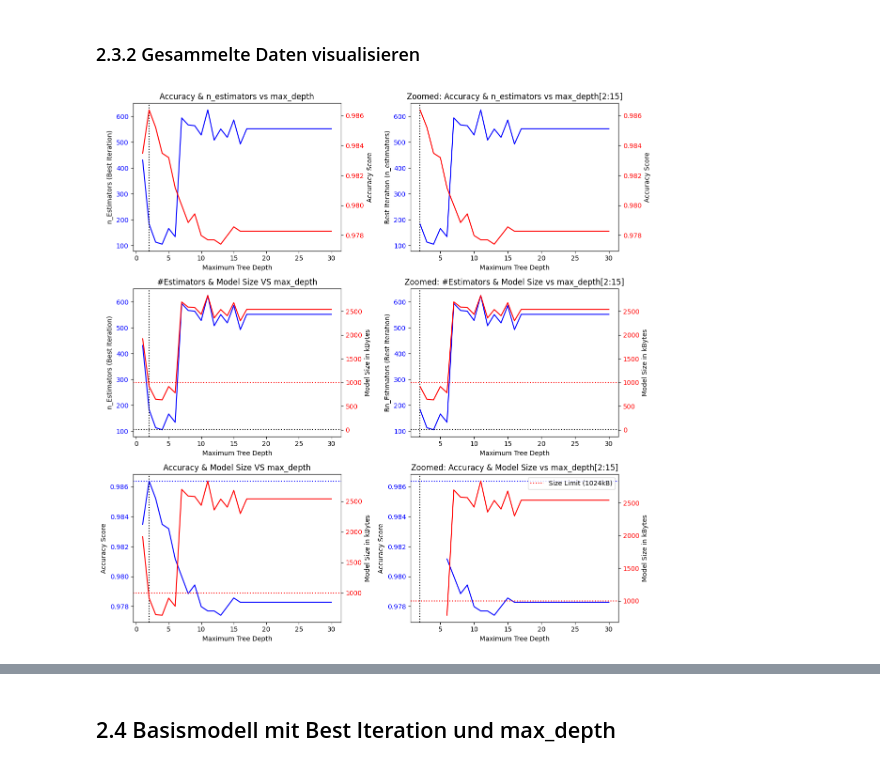
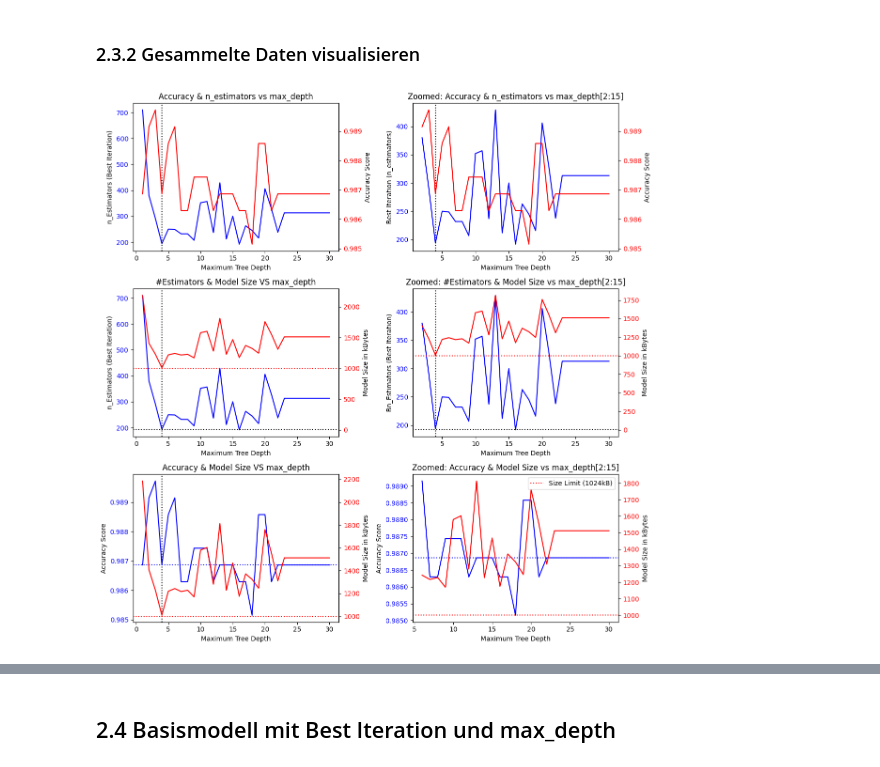
Before and after one commit to iTzOutmind/arduino-xgboost, a Jupyter notebook: basemodell_harus.ipynb, the cells around one changed output, grey strips where cells are left out. Cells and saved outputs as stored; diff of their text form; code cells hidden in the pictures.

Commit message:
Fixed data-splitting-ratio | Changed early stopping round from 50 and 100 -> 10

```diff
--- a/basemodell_harus.ipynb
+++ b/basemodell_harus.ipynb
@@ -33,7 +33,7 @@ xtrain, xvaltest, ytrain, yvaltest = train_test_split(
     xdata,
     ydata,
     random_state=0,
-    train_size=0.33,
+    train_size=0.66,
     stratify=ydata                                  # Preserve label imbalance across train- and test datasets
 )
 
@@ -401,10 +336,10 @@ jsonSizeList = []
 maximum = 30
 
 for i in range(1,maximum+1):
-    clf_iter = XGBClassifier(objective = "binary:logistic",
+    clf_iter = XGBClassifier(objective = "multi:softmax",
                             tree_method = 'exact',
                             n_estimators = 100000,
-                            early_stopping_rounds = 50,
+                            early_stopping_rounds = 10,
                             max_depth = i
                             )
 
@@ -416,7 +351,7 @@ for i in range(1,maximum+1):
     bestIter_local = clf_iter.best_iteration
     acc_local = skm.accuracy_score(ytest,clf_iter.predict(xtest, iteration_range=(0,clf_iter.best_iteration)))
 
-    clf_iter = XGBClassifier(objective = "binary:logistic",
+    clf_iter = XGBClassifier(objective = "multi:softmax",
                             tree_method = 'exact',
                             n_estimators = bestIter_local,
                             early_stopping_rounds = None,
@@ -435,3 +370,5 @@ for i in range(1,maximum+1):
     jsonSizeList.append(os.path.getsize('clf_iter.json'))
     bestIterList.append(bestIter_local)
     accList.append(acc_local)
+
+    print("Im still alive!")
@@ -441,12 +396,17 @@ for i in range(1,maximum+1):
 # Plot Accuracy vs Complexity
 
 ubjSizeList_kB = [x/1024 for x in ubjSizeList]
+jsonSizeList_kB = [x/1024 for x in jsonSizeList]
 
-bestDepth_df = getBestDepth(accList, ubjSizeList_kB)
+# bestDepth_df = getBestDepth(accList, ubjSizeList_kB)
+bestDepth_df = getBestDepth(accList, jsonSizeList_kB)
 
 final_depth = bestDepth_df.index[0]+1
+# final_depth = 4
 final_size = bestDepth_df['Size'].values[0]
+# final_size = jsonSizeList_kB[final_depth-1]
 final_acc = bestDepth_df['Accuracy'].values[0]
+# final_acc = accList[final_depth-1]
 
 fig, ax = pyplot.subplots(3,2)
 
@@ -500,7 +460,8 @@ ax10_twin = ax[1][0].twinx()
 
 ax10_twin.set_ylabel("Model Size in kBytes")
 ax10_twin.tick_params(axis='y', labelcolor="red")
-ax10_twin.plot(range(1,maximum+1),ubjSizeList_kB,color="red")
+# ax10_twin.plot(range(1,maximum+1),ubjSizeList_kB,color="red")
+ax10_twin.plot(range(1,maximum+1),jsonSizeList_kB,color="red")
 
 ax10_twin.axhline(y=1000, color="red", linestyle=":")
 
@@ -522,7 +483,8 @@ ax11_twin = ax[1][1].twinx()
 
 ax11_twin.set_ylabel("Model Size in kBytes")
 ax11_twin.tick_params(axis='y', labelcolor="red")
-ax11_twin.plot(range(2,maximum+1),ubjSizeList_kB[1:],color="red")
+# ax11_twin.plot(range(2,maximum+1),ubjSizeList_kB[1:],color="red")
+ax11_twin.plot(range(2,maximum+1),jsonSizeList_kB[1:],color="red")
 # ax01_twin.plot(range(3,maximum+1),ubjSizeList_kB[2:],color="red")
 
 ax11_twin.axhline(y=1000, color="red", linestyle=":")
@@ -543,40 +505,42 @@ ax20_twin = ax[2][0].twinx()
 
 ax20_twin.set_ylabel("Model Size in kBytes")
 ax20_twin.tick_params(axis='y', labelcolor="red")
-ax20_twin.plot(range(1,maximum+1),ubjSizeList_kB,color="red")
+# ax20_twin.plot(range(1,maximum+1),ubjSizeList_kB,color="red")
+ax20_twin.plot(range(1,maximum+1),jsonSizeList_kB,color="red")
 
 ax20_twin.axhline(y=1000, color="red", linestyle=":", label='Size Limit (1024kB)')
 
 ax[2][0].axvline(x=final_depth, color="black", linestyle=":")
 ax[2][0].axhline(y=final_acc, color="blue", linestyle=":")
 
 ##### UNTEN RECHTS #####
 
 ax[2][1].set_title("Zoomed: Accuracy & Model Size vs max_depth[2:15]")
 # ax[2][1].set_title("Zoomed: #Estimators & Model Size vs max_depth[3:15]")
 
 ax[2][1].set_xlabel("Maximum Tree Depth")
 ax[2][1].set_ylabel("Accuracy Score")
 ax[2][1].tick_params(axis='y', labelcolor="blue")
 ax[2][1].plot(range(6,maximum+1),accList[5:],color="blue")
 # ax[2][1].plot(range(3,maximum+1),accList[2:],color="blue")
 
 ax21_twin = ax[2][1].twinx()
 
 ax21_twin.set_ylabel("Model Size in kBytes")
 ax21_twin.tick_params(axis='y', labelcolor="red")
-ax21_twin.plot(range(6,maximum+1),ubjSizeList_kB[5:],color="red")
+# ax21_twin.plot(range(6,maximum+1),ubjSizeList_kB[5:],color="red")
+ax21_twin.plot(range(6,maximum+1),jsonSizeList_kB[5:],color="red")
 # ax21_twin.plot(range(3,maximum+1),ubjSizeList_kB[2:],color="red")
 
 ax21_twin.axhline(y=1000, color="red", linestyle=":", label="Size Limit (1024kB)")
 
-ax[2][1].axvline(x=final_depth, color="black", linestyle=":")
+# ax[2][1].axvline(x=final_depth, color="black", linestyle=":")
 ax[2][1].axhline(y=final_acc, color="blue", linestyle=":")
 
 ##### PLOT THAT THING #####
 ax21_twin.legend()
 
 fig.tight_layout()
 pyplot.show()
 # %% [output]
-[figure, old version]
+[figure, new version]
```
Also changed, not shown: parts of 7 cells of this notebook, 2 other files.
